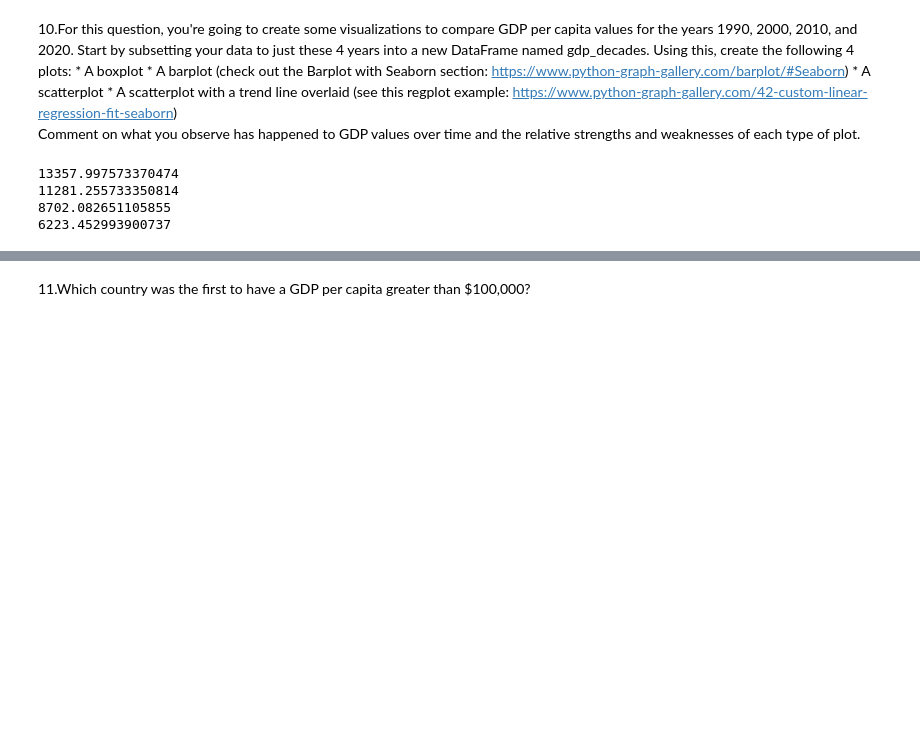
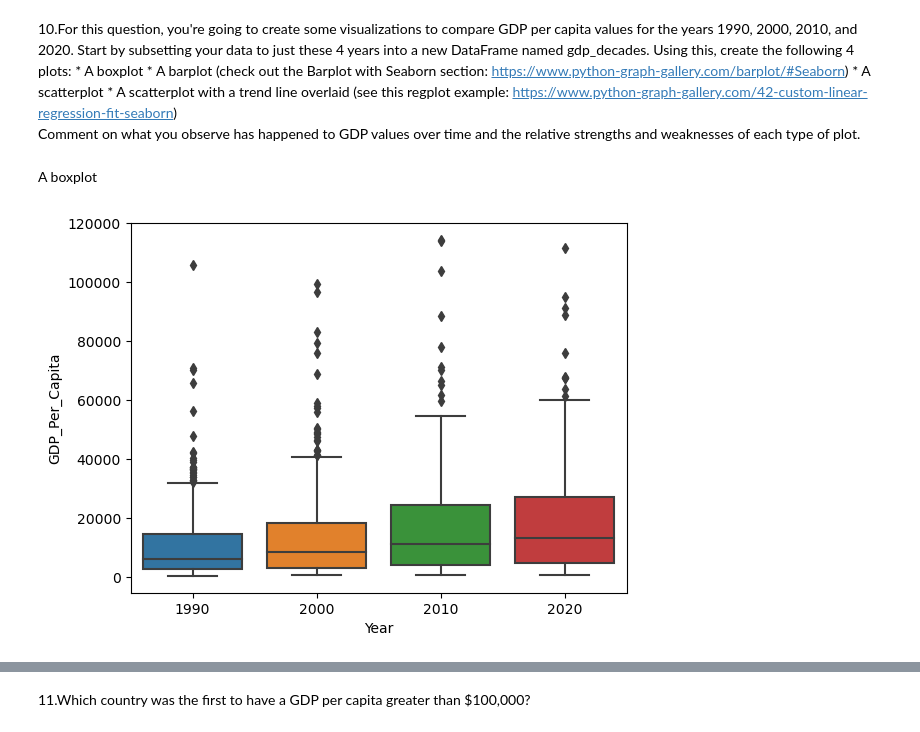
Before and after one commit to NSS-Data-Analytics-Cohort-10/gdp-and-internet-usage-mhm516, a Jupyter notebook: scripts/code_new.ipynb, the cells around one changed output, grey strips where cells are left out. Drawn from its saved outputs; the diff is of its cells as text; code cells hidden in the pictures; blank space fills up the shorter version.

```diff
--- a/scripts/code_new.ipynb
+++ b/scripts/code_new.ipynb
@@ -96,26 +96,14 @@ med_gdp_2020
 	* A scatterplot
 	* A scatterplot with a trend line overlaid (see this regplot example: https://www.python-graph-gallery.com/42-custom-linear-regression-fit-seaborn)
 Comment on what you observe has happened to GDP values over time and the relative strengths and weaknesses of each type of plot.
-# %%
-year_2020=gdp_df.loc[gdp_df['Year']==2020]
-med_gdp_2020=year_2020['GDP_Per_Capita'].median()
-
-year_2010=gdp_df.loc[gdp_df['Year']==2010]
-med_gdp_2010=year_2010['GDP_Per_Capita'].median()
-
-year_2000=gdp_df.loc[gdp_df['Year']==2000]
-med_gdp_2000=year_2000['GDP_Per_Capita'].median()
-
-year_1990=gdp_df.loc[gdp_df['Year']==1990]
-med_gdp_1990=year_1990['GDP_Per_Capita'].median()
-
-
-print(med_gdp_2020)
-print(med_gdp_2010)
-print(med_gdp_2000)
-print(med_gdp_1990)
-# %% [output]
-13357.997573370474
-11281.255733350814
-8702.082651105855
-6223.452993900737
+# %%
+decades=gdp_df.loc[gdp_df['Year'].isin([1990,2000,2010,2020])]
+decades=decades.drop(columns=['country_count'])
+decades['med_gdp']=decades['GDP_Per_Capita'].groupby(decades['Year']).transform('median')
+# %% [markdown]
+ A boxplot
+# %%
+sns.boxplot(x='Year', y='GDP_Per_Capita', data=decades)
+plt.show()
+# %% [output]
+[figure, added]
```
Also changed, not shown: parts of 8 cells of this notebook.
